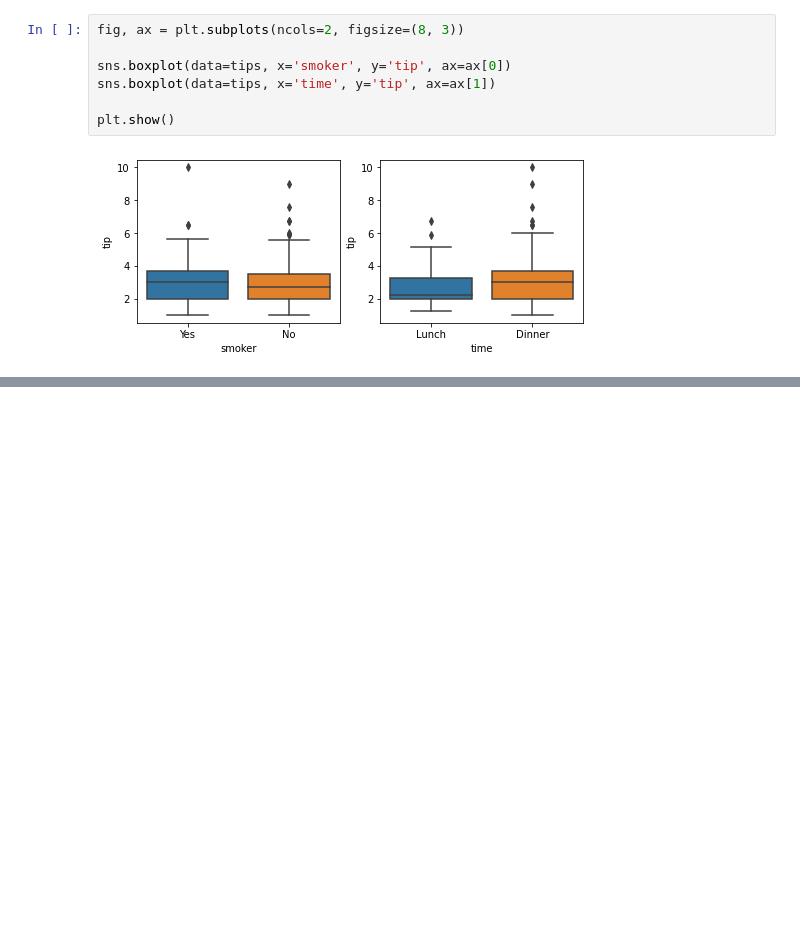
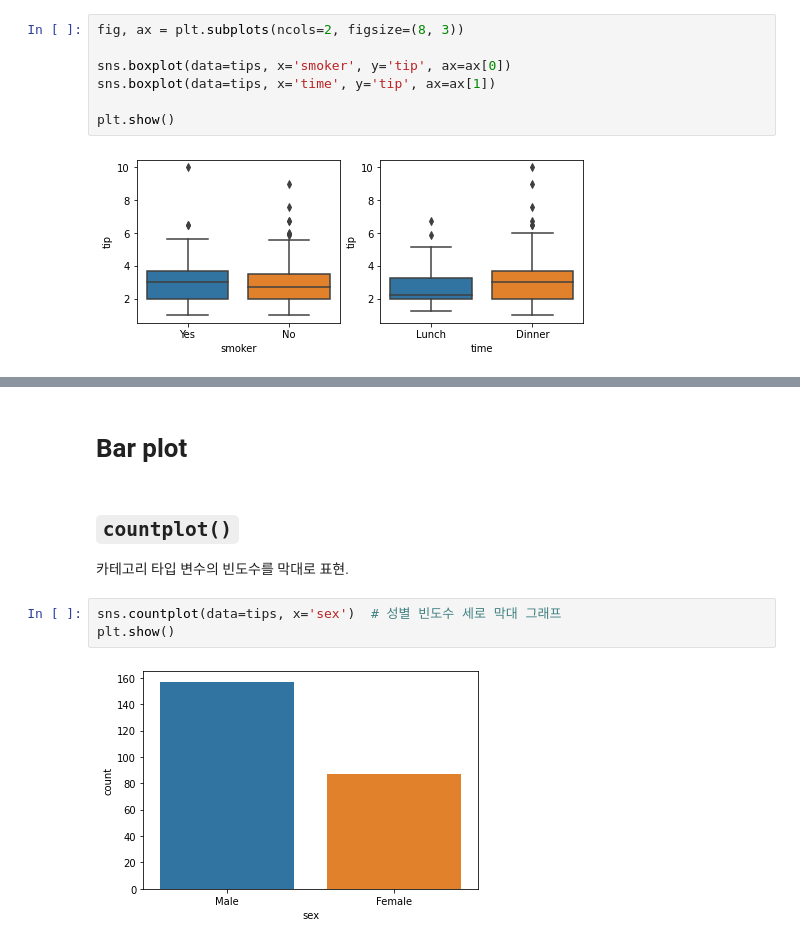
Before and after one commit to JakeOh/202208_itw_java134_lab_python, a Jupyter notebook: py22_seaborn.ipynb, the cells around one changed output, grey strips where cells are left out. Drawn from its saved outputs; the diff is of its cells as text; blank space fills up the shorter version.

```diff
--- a/py22_seaborn.ipynb
+++ b/py22_seaborn.ipynb
@@ -93,0 +101,11 @@ plt.show()
+# %% [markdown]
+# Bar plot
+# %% [markdown]
+## `countplot()`
+
+카테고리 타입 변수의 빈도수를 막대로 표현.
+# %%
+sns.countplot(data=tips, x='sex')  # 성별 빈도수 세로 막대 그래프
+plt.show()
+# %% [output]
+[figure, added]
```
Also changed, not shown: parts of 17 cells of this notebook.
